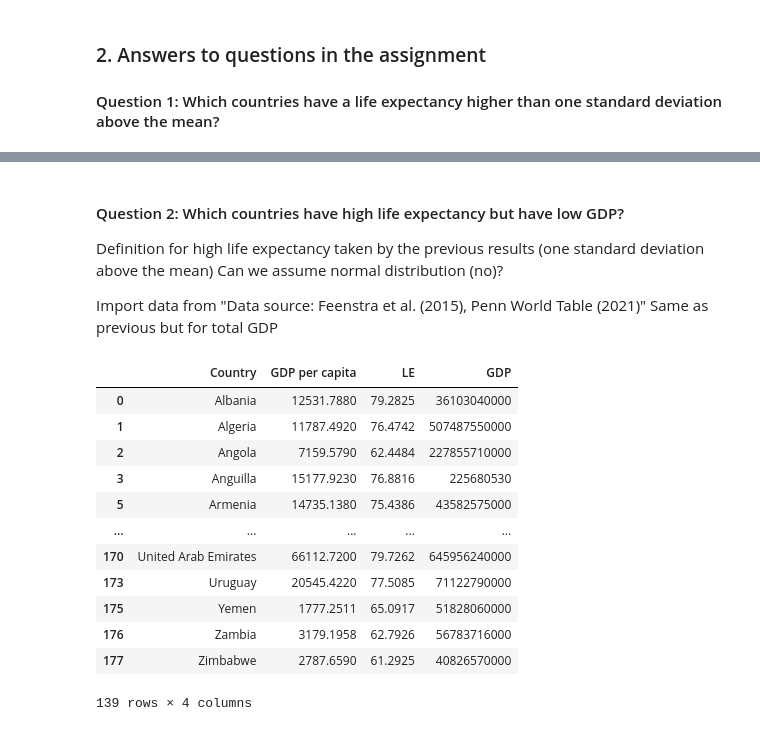
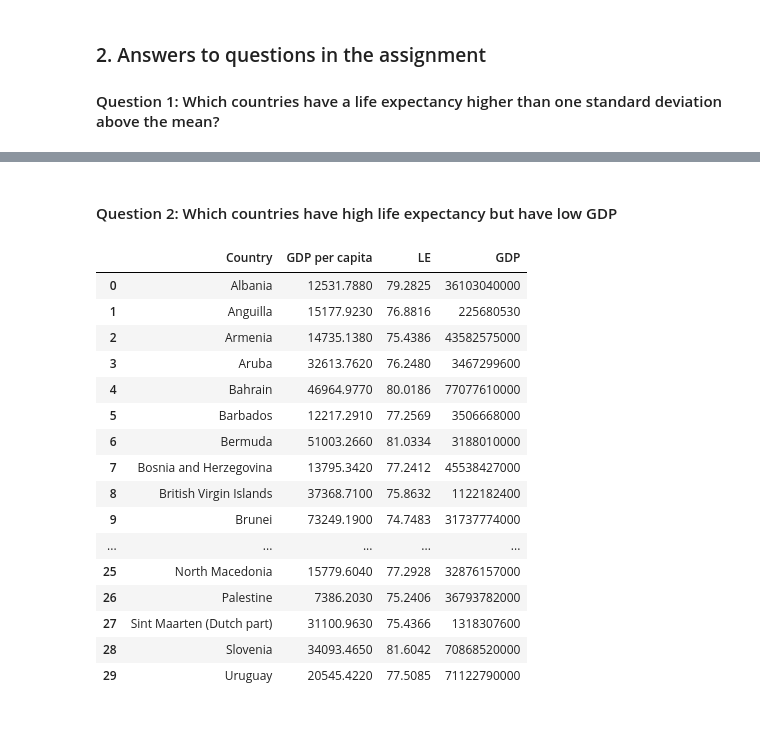
Before and after one commit to holmgren777/dat565_assignments, a Jupyter notebook: Assignment 1/assignment-1.ipynb, the cells around one changed output, grey strips where cells are left out. Cells and saved outputs as stored; diff of their text form; code cells hidden in the pictures.

```diff
--- a/Assignment 1/assignment-1.ipynb
+++ b/Assignment 1/assignment-1.ipynb
@@ -93,28 +54,30 @@ Name: Country, dtype: object
 # %% [markdown]
-#### Question 2: Which countries have high life expectancy but have low GDP?
-Definition for high  life expectancy taken by the previous results (one standard deviation above the mean) Can we assume normal distribution (no)?
-
-Import data from "Data source: Feenstra et al. (2015), Penn World Table (2021)" Same as previous but for total GDP
+#### Question 2: Which countries have high life expectancy but have low GDP
 # %%
-meanGDP = combDF['GDP'].mean()
-stdGDP = combDF['GDP'].std()
+thresholdGDP = combDF['GDP'].quantile(.50)
+thresholdLE = combDF['LE'].quantile(.50)
 
-lowGDP = combDF[combDF.GDP < meanGDP ]
+lowGDP = combDF[combDF.GDP < thresholdGDP]
 
-highLELowGDP = lowGDP[lowGDP.LE > 60]
+highLE = combDF[combDF.LE > thresholdLE]
 
-highLELowGDP
+df2 = lowGDP.merge(highLE)
+df2
 # %% [output]
 |  | Country | GDP per capita | LE | GDP |
 | 0 | Albania | 12531.7880 | 79.2825 | 36103040000 |
-| 1 | Algeria | 11787.4920 | 76.4742 | 507487550000 |
-| 2 | Angola | 7159.5790 | 62.4484 | 227855710000 |
-| 3 | Anguilla | 15177.9230 | 76.8816 | 225680530 |
-| 5 | Armenia | 14735.1380 | 75.4386 | 43582575000 |
+| 1 | Anguilla | 15177.9230 | 76.8816 | 225680530 |
+| 2 | Armenia | 14735.1380 | 75.4386 | 43582575000 |
+| 3 | Aruba | 32613.7620 | 76.2480 | 3467299600 |
+| 4 | Bahrain | 46964.9770 | 80.0186 | 77077610000 |
+| 5 | Barbados | 12217.2910 | 77.2569 | 3506668000 |
+| 6 | Bermuda | 51003.2660 | 81.0334 | 3188010000 |
+| 7 | Bosnia and Herzegovina | 13795.3420 | 77.2412 | 45538427000 |
+| 8 | British Virgin Islands | 37368.7100 | 75.8632 | 1122182400 |
+| 9 | Brunei | 73249.1900 | 74.7483 | 31737774000 |
 | ... | ... | ... | ... | ... |
-| 170 | United Arab Emirates | 66112.7200 | 79.7262 | 645956240000 |
-| 173 | Uruguay | 20545.4220 | 77.5085 | 71122790000 |
-| 175 | Yemen | 1777.2511 | 65.0917 | 51828060000 |
-| 176 | Zambia | 3179.1958 | 62.7926 | 56783716000 |
-| 177 | Zimbabwe | 2787.6590 | 61.2925 | 40826570000 |
+| 25 | North Macedonia | 15779.6040 | 77.2928 | 32876157000 |
+| 26 | Palestine | 7386.2030 | 75.2406 | 36793782000 |
+| 27 | Sint Maarten (Dutch part) | 31100.9630 | 75.4366 | 1318307600 |
+| 28 | Slovenia | 34093.4650 | 81.6042 | 70868520000 |
+| 29 | Uruguay | 20545.4220 | 77.5085 | 71122790000 |
-139 rows × 4 columns
```
Also changed, not shown: parts of 9 cells of this notebook, 1 other file.
